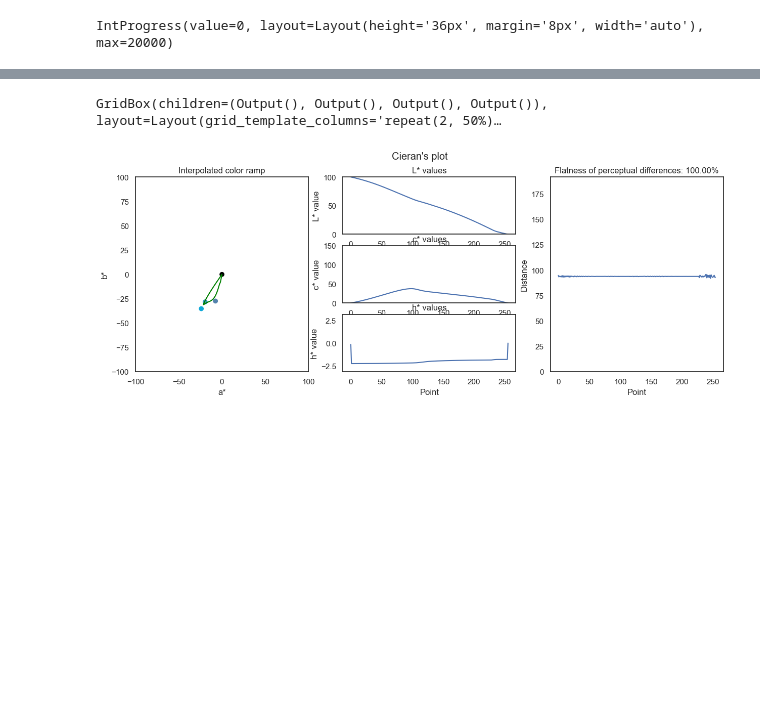
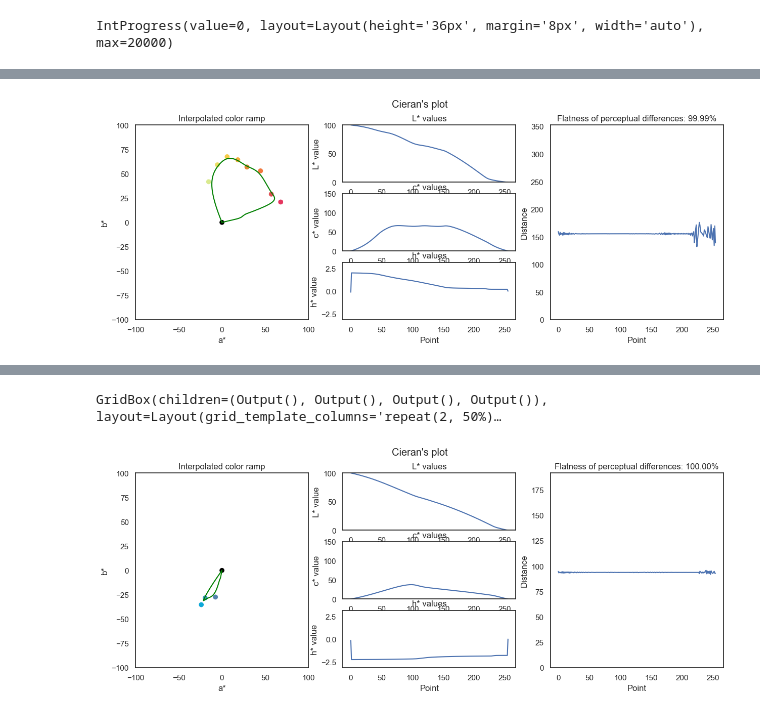
Before and after one commit to matthhong/cieran, a Jupyter notebook: example.ipynb, the cells around one changed output, grey strips where cells are left out. Saved outputs shown, nothing was run; the diff lists cells and outputs as text; code cells hidden in the pictures; blank space fills up the shorter version.

```diff
--- a/example.ipynb
+++ b/example.ipynb
@@ -35,0 +45,4 @@ cie.
+# %%
+cie._ranked_results[1].plot_all()
+# %% [output]
+[figure, added]
```
Also changed, not shown: parts of 8 cells of this notebook, 2 other files.
